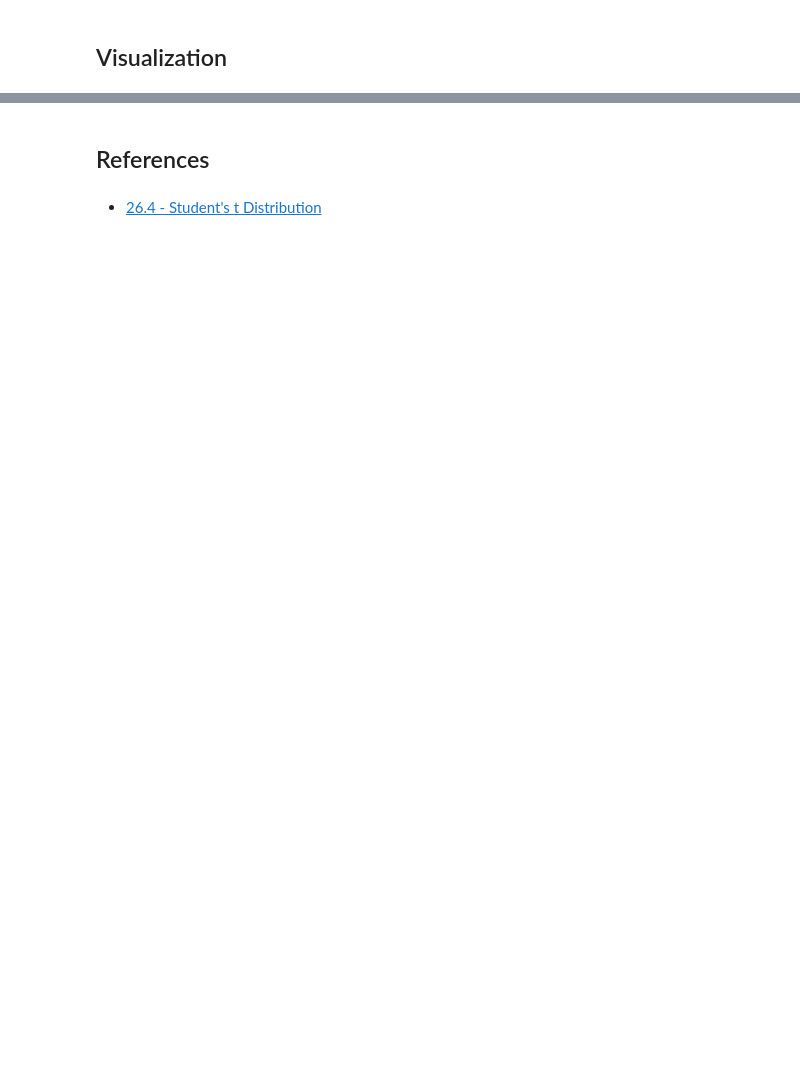
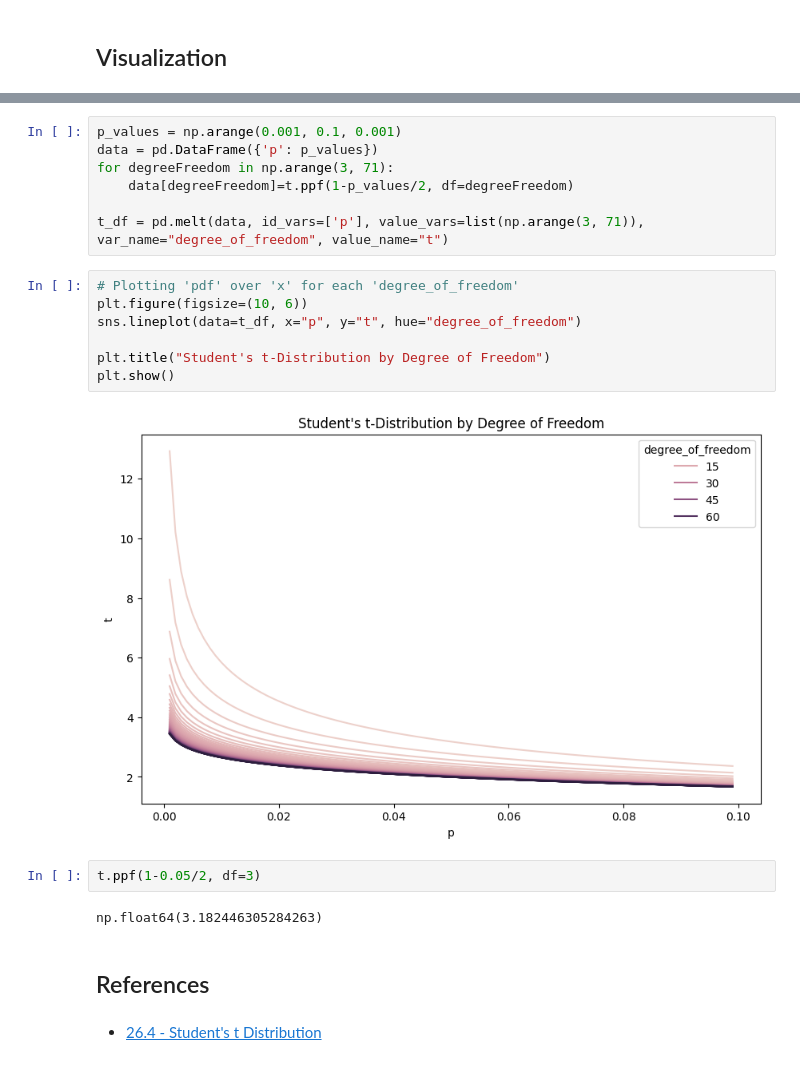
Before and after one commit to Bayan2019/kaz-gu, a Jupyter notebook: 01-ipynb/00-probability-theory/04-student-t-distribution.ipynb, the cells around one changed output, grey strips where cells are left out. Saved outputs shown, nothing was run; the diff lists cells and outputs as text; blank space fills up the shorter version.

```diff
--- a/01-ipynb/00-probability-theory/04-student-t-distribution.ipynb
+++ b/01-ipynb/00-probability-theory/04-student-t-distribution.ipynb
@@ -78,3 +88,23 @@ plt.show()
+# %%
+p_values = np.arange(0.001, 0.1, 0.001)
+data = pd.DataFrame({'p': p_values})
+for degreeFreedom in np.arange(3, 71):
+    data[degreeFreedom]=t.ppf(1-p_values/2, df=degreeFreedom)
+
+t_df = pd.melt(data, id_vars=['p'], value_vars=list(np.arange(3, 71)), var_name="degree_of_freedom", value_name="t")
+# %%
+# Plotting 'pdf' over 'x' for each 'degree_of_freedom'
+plt.figure(figsize=(10, 6))
+sns.lineplot(data=t_df, x="p", y="t", hue="degree_of_freedom")
+
+plt.title("Student's t-Distribution by Degree of Freedom")
+plt.show()
+# %% [output]
+[figure, added]
+# %%
+t.ppf(1-0.05/2, df=3)
+# %% [output]
+np.float64(3.182446305284263)
 # %% [markdown]
 ## References
 # %% [markdown]
```
Also changed, not shown: parts of 17 cells of this notebook, 1 other file.
